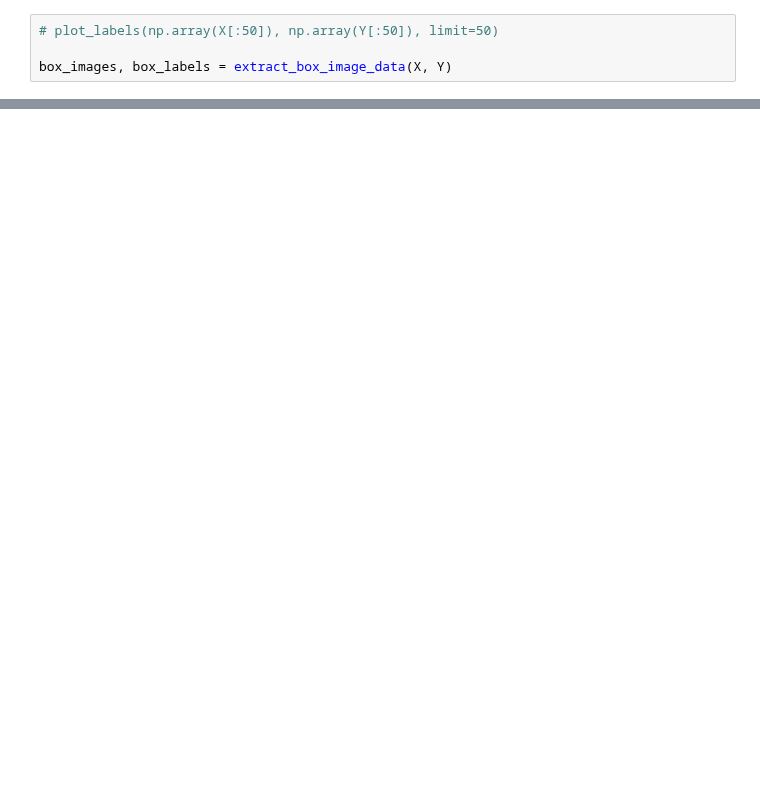
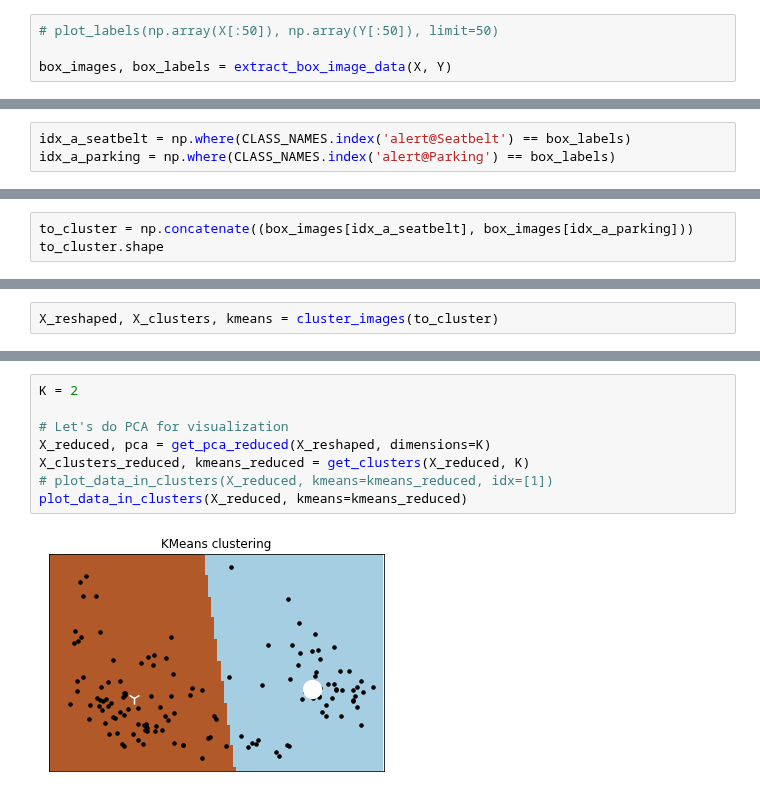
Before and after one commit to changsin/ClassifyImages, a Jupyter notebook: notebooks/dashboard_EDA.ipynb, the cells around one changed output, grey strips where cells are left out. Cells and saved outputs as stored; diff of their text form; blank space fills up the shorter version.

```diff
--- a/notebooks/dashboard_EDA.ipynb
+++ b/notebooks/dashboard_EDA.ipynb
@@ -235,0 +353,3 @@ X[0][817:817+19, 515:515+30].shape
+# %%
+idx_a_seatbelt = np.where(CLASS_NAMES.index('alert@Seatbelt') == box_labels)
+idx_a_parking = np.where(CLASS_NAMES.index('alert@Parking') == box_labels)
@@ -235,0 +361,3 @@ X[0][817:817+19, 515:515+30].shape
+# %%
+to_cluster = np.concatenate((box_images[idx_a_seatbelt], box_images[idx_a_parking]))
+to_cluster.shape
@@ -235,0 +366,2 @@ X[0][817:817+19, 515:515+30].shape
+# %%
+X_reshaped, X_clusters, kmeans = cluster_images(to_cluster)
@@ -235,0 +382,10 @@ X[0][817:817+19, 515:515+30].shape
+# %%
+K = 2
+
+# Let's do PCA for visualization
+X_reduced, pca = get_pca_reduced(X_reshaped, dimensions=K)
+X_clusters_reduced, kmeans_reduced = get_clusters(X_reduced, K)
+# plot_data_in_clusters(X_reduced, kmeans=kmeans_reduced, idx=[1])
+plot_data_in_clusters(X_reduced, kmeans=kmeans_reduced)
+# %% [output]
+[figure, added]
```
Also changed, not shown: parts of 19 cells of this notebook.
